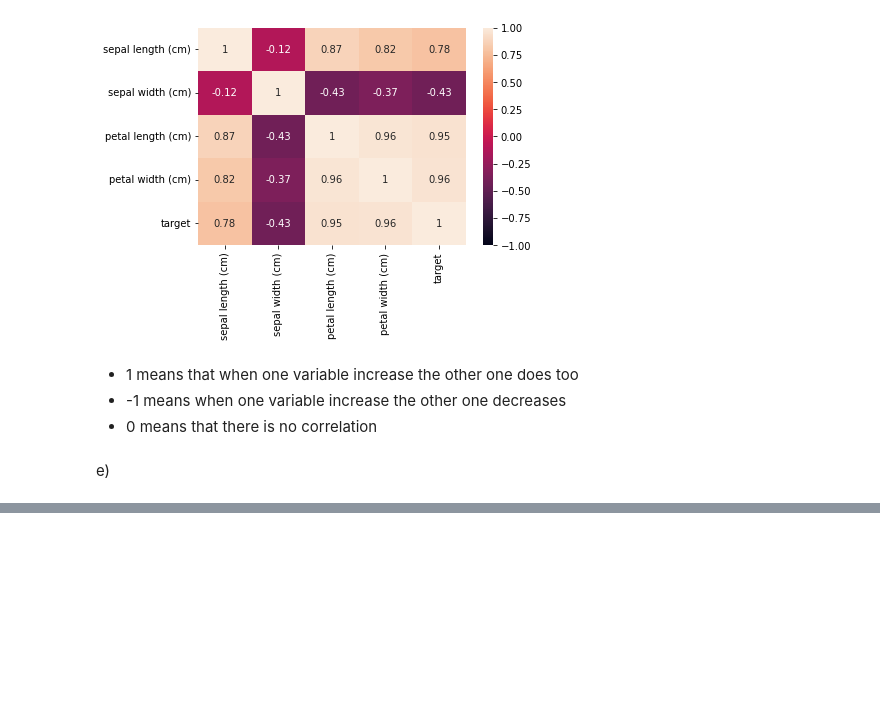
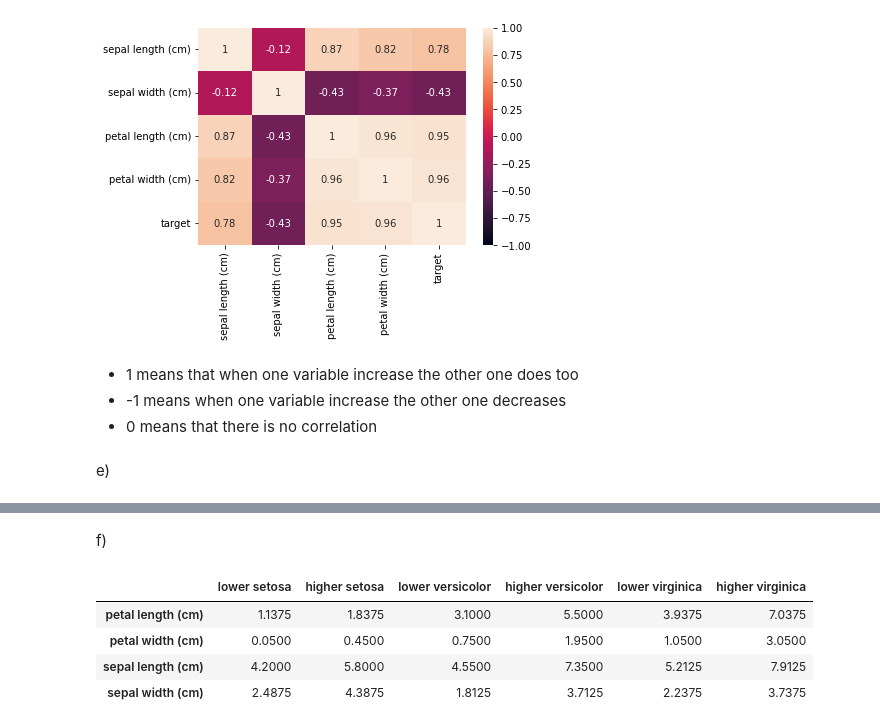
Before and after one commit to cseander/Maskininlarning-Christopher-Seander, a Jupyter notebook: Exercises/Exercise_4.ipynb, the cells around one changed output, grey strips where cells are left out. Saved outputs shown, nothing was run; the diff lists cells and outputs as text; code cells hidden in the pictures; blank space fills up the shorter version.

```diff
--- a/Exercises/Exercise_4.ipynb
+++ b/Exercises/Exercise_4.ipynb
@@ -102,0 +111,16 @@ sns.boxplot(data = df, x = "sepal length (cm)", y = 'sepal width (cm)')
+# %% [markdown]
+f)
+# %%
+outliers = pd.DataFrame()
+for spicie in df["specie_name"].unique():
+    outliers[f"lower {spicie}"] = df[df["specie_name"] == spicie].quantile(0.25) - 1.5 * (df[df["specie_name"] == spicie].quantile(0.75) - df[df["specie_name"] == spicie].quantile(0.25))
+    outliers[f"higher {spicie}"] = df[df["specie_name"] == spicie].quantile(0.75) + 1.5 * (df[df["specie_name"] == spicie].quantile(0.75) - df[df["specie_name"] == spicie].quantile(0.25))
+
+outliers = outliers.drop("target")
+outliers
+# %% [output]
+|  | lower setosa | higher setosa | lower versicolor | higher versicolor | lower virginica | higher virginica |
+| petal length (cm) | 1.1375 | 1.8375 | 3.1000 | 5.5000 | 3.9375 | 7.0375 |
+| petal width (cm) | 0.0500 | 0.4500 | 0.7500 | 1.9500 | 1.0500 | 3.0500 |
+| sepal length (cm) | 4.2000 | 5.8000 | 4.5500 | 7.3500 | 5.2125 | 7.9125 |
+| sepal width (cm) | 2.4875 | 4.3875 | 1.8125 | 3.7125 | 2.2375 | 3.7375 |
```
Also changed, not shown: parts of 7 cells of this notebook.
